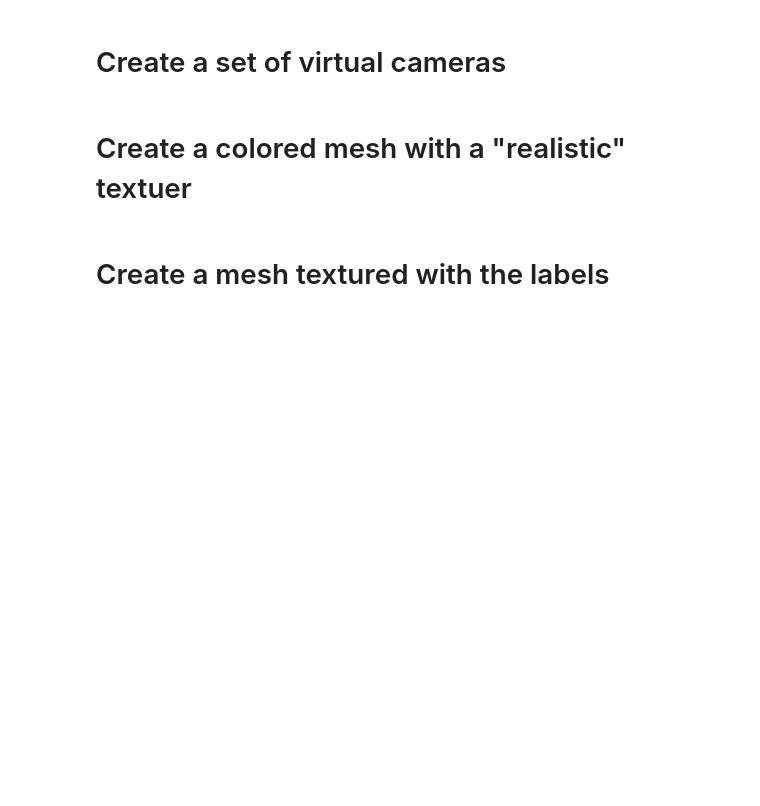
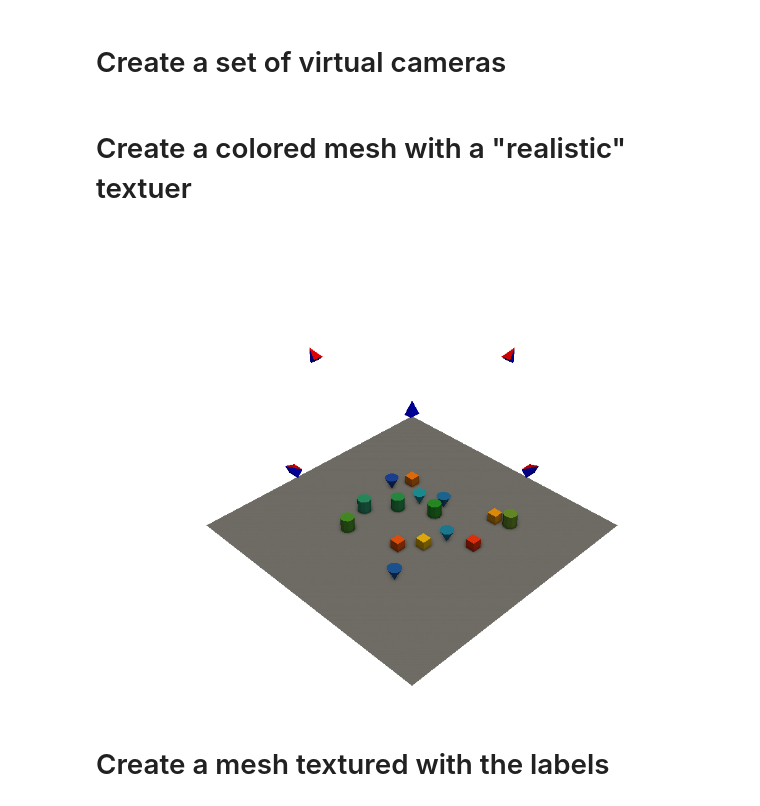
Before and after one commit to open-forest-observatory/geograypher, a Jupyter notebook: examples/concept_figure.ipynb, the cells around one changed output. Cells and saved outputs as stored; diff of their text form; code cells hidden in the pictures; blank space fills up the shorter version.

Commit message:
Update concept figure to show camera locations

```diff
--- a/examples/concept_figure.ipynb
+++ b/examples/concept_figure.ipynb
@@ -142,9 +25,12 @@ def create_scene_mesh(
 # %%
 # Where to save content
 CONCEPT_FIGURE_ROOT = Path(VIS_FOLDER, "concept_figure_content")
+IMAGE_FOLDER = Path(CONCEPT_FIGURE_ROOT, "realistic_images")
+FIGURES_SAVE_FOLDER = Path(CONCEPT_FIGURE_ROOT, "figures")
+LABEL_IMAGES_FOLDER = Path(CONCEPT_FIGURE_ROOT, "labeled_images")
 
 # Save vis or show them in the notebook
-SAVE_VIS = False
+SAVE_VIS = True
 
 # Number of map elements
 N_BOXES = 5
@@ -152,6 +38,8 @@ N_CYLINDERS = 5
 N_CONES = 5
 # Random seed for object locations
 MAP_RANDOM_SEED = 42
+# Discritization of the ground plane
+GROUND_RESOLUTION = 200
 
 # Range of hues for each object
 HUE_RANGE_DICT = {"cone": 0.1, "cylinder": 0.2, "cube": 0.1}
@@ -182,6 +70,7 @@ mesh, labels_gdf = create_scene_mesh(
     cylinder_centers=points[N_BOXES : (N_BOXES + N_CYLINDERS)],
     cone_centers=points[(N_BOXES + N_CYLINDERS) : (N_BOXES + N_CYLINDERS + N_CONES)],
     add_ground=True,
+    ground_resolution=GROUND_RESOLUTION,
 )
 # %% [markdown]
 # Define the colors for the "realistic" views
@@ -210,5 +119,6 @@ labels_gdf.plot("name", legend=True, cmap="tab10", vmin=0, vmax=9)
 # Create a set of virtual cameras
 # %%
+# Create translations
 t_vecs = (
     (0, 0, CAM_HEIGHT),
     (0, CAM_DIST_FROM_CENTER, CAM_HEIGHT),
@@ -216,16 +126,16 @@ t_vecs = (
     (-CAM_DIST_FROM_CENTER, 0, CAM_HEIGHT),
     (0, -CAM_DIST_FROM_CENTER, CAM_HEIGHT),
 )
-ROLL_SHIFT = 180
-# Roll, pitch, yaw convention
+# Create rotations in roll, pitch, yaw convention
 r_vecs = (
-    (0 + ROLL_SHIFT, 180, 0),
-    (0 + ROLL_SHIFT, CAM_PITCH, 0),
-    (270 + ROLL_SHIFT, CAM_PITCH, 0),
-    (90 + ROLL_SHIFT, CAM_PITCH, 0),
-    (180 + ROLL_SHIFT, CAM_PITCH, 0),
+    (180, 180, 0),  # nadir
+    (180, CAM_PITCH, 0),  # oblique
+    (90, CAM_PITCH, 0),  # oblique
+    (270, CAM_PITCH, 0),  # oblique
+    (0, CAM_PITCH, 0),  # oblique
 )
 
+# Create 4x4 transforms
 cam_to_world_transforms = []
 for r_vec, t_vec in zip(r_vecs, t_vecs):
     r_mat = Rotation.from_euler("ZXY", r_vec, degrees=True).as_matrix()
@@ -234,22 +144,27 @@ for r_vec, t_vec in zip(r_vecs, t_vecs):
     transform[:3, 3] = t_vec
     cam_to_world_transforms.append(transform)
 
-IMAGE_FOLDER = Path(CONCEPT_FIGURE_ROOT, "realistic_images")
 IMAGE_FOLDER.mkdir(exist_ok=True, parents=True)
-
-IMAGE_FILENAMES = [Path(IMAGE_FOLDER, f"img_{i:03d}.png") for i in range(5)]
+# Note that these files do not exist yet, but will be later created
+image_filenames = [Path(IMAGE_FOLDER, f"img_{i:03d}.png") for i in range(5)]
 
 camera_set = PhotogrammetryCameraSet(
     cam_to_world_transforms=cam_to_world_transforms,
     intrinsic_params_per_sensor_type=CAM_INTRINSICS,
     image_folder=IMAGE_FOLDER,
-    image_filenames=IMAGE_FILENAMES,
+    image_filenames=image_filenames,
 )
 # %% [markdown]
 # Create a colored mesh with a "realistic" textuer
 # %%
 realistic_mesh = TexturedPhotogrammetryMesh(mesh, texture=colors_per_face)
-realistic_mesh.vis(force_xvfb=True, camera_set=camera_set)
+realistic_mesh.vis(
+    force_xvfb=True,
+    camera_set=camera_set,
+    screenshot_filename=Path(FIGURES_SAVE_FOLDER, "realistic_scene.png"),
+)
+# %% [output]
+[figure, added]
 # %% [markdown]
 # Create a mesh textured with the labels
 # %%
```
Also changed, not shown: parts of 18 cells of this notebook.
